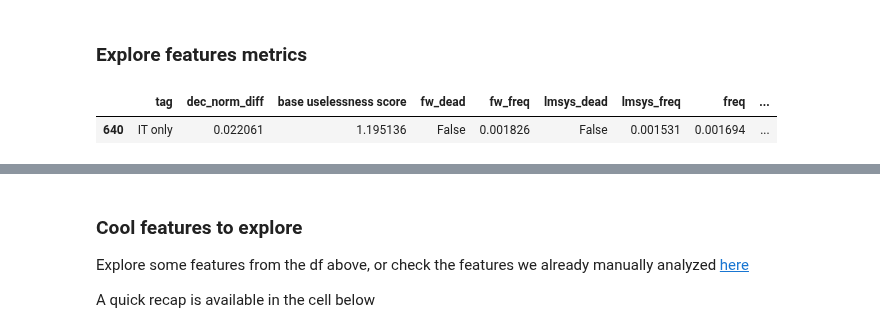
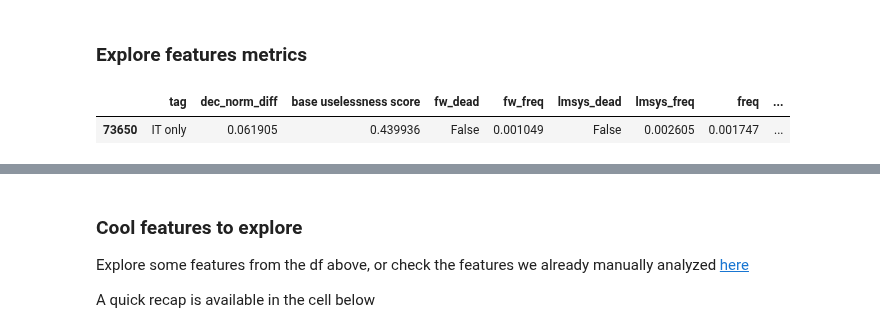
Before and after one commit to science-of-finetuning/sparsity-artifacts-crosscoders, a Jupyter notebook: notebooks/dashboard-and-demo.ipynb, the cells around one changed output, grey strips where cells are left out. Saved outputs shown, nothing was run; the diff lists cells and outputs as text; code cells hidden in the pictures.

```diff
--- a/notebooks/dashboard-and-demo.ipynb
+++ b/notebooks/dashboard-and-demo.ipynb
@@ -48,11 +49,11 @@ available_features.sort_values(by='lmsys_freq', ascending=False).head(5)
 # %% [markdown]
 ### Explore features metrics
 # %%
-feature_idx = 640 # @param {type:"raw"}
+feature_idx = 73650 # @param {type:"raw"}
 df[df.index == feature_idx]
 # %% [output]
 |  | tag | dec_norm_diff | base uselessness score | fw_dead | fw_freq | lmsys_dead | lmsys_freq | freq | ... |
-| 640 | IT only | 0.022061 | 1.195136 | False | 0.001826 | False | 0.001531 | 0.001694 | ... |
+| 73650 | IT only | 0.061905 | 0.439936 | False | 0.001049 | False | 0.002605 | 0.001747 | ... |
 # %%
 # @markdown # Download max activating examples database
 examples_source = "both chat and web" # @param ["chat data", "web data", "both chat and web"]
```
Also changed, not shown: parts of 5 cells of this notebook, 1 other file.
